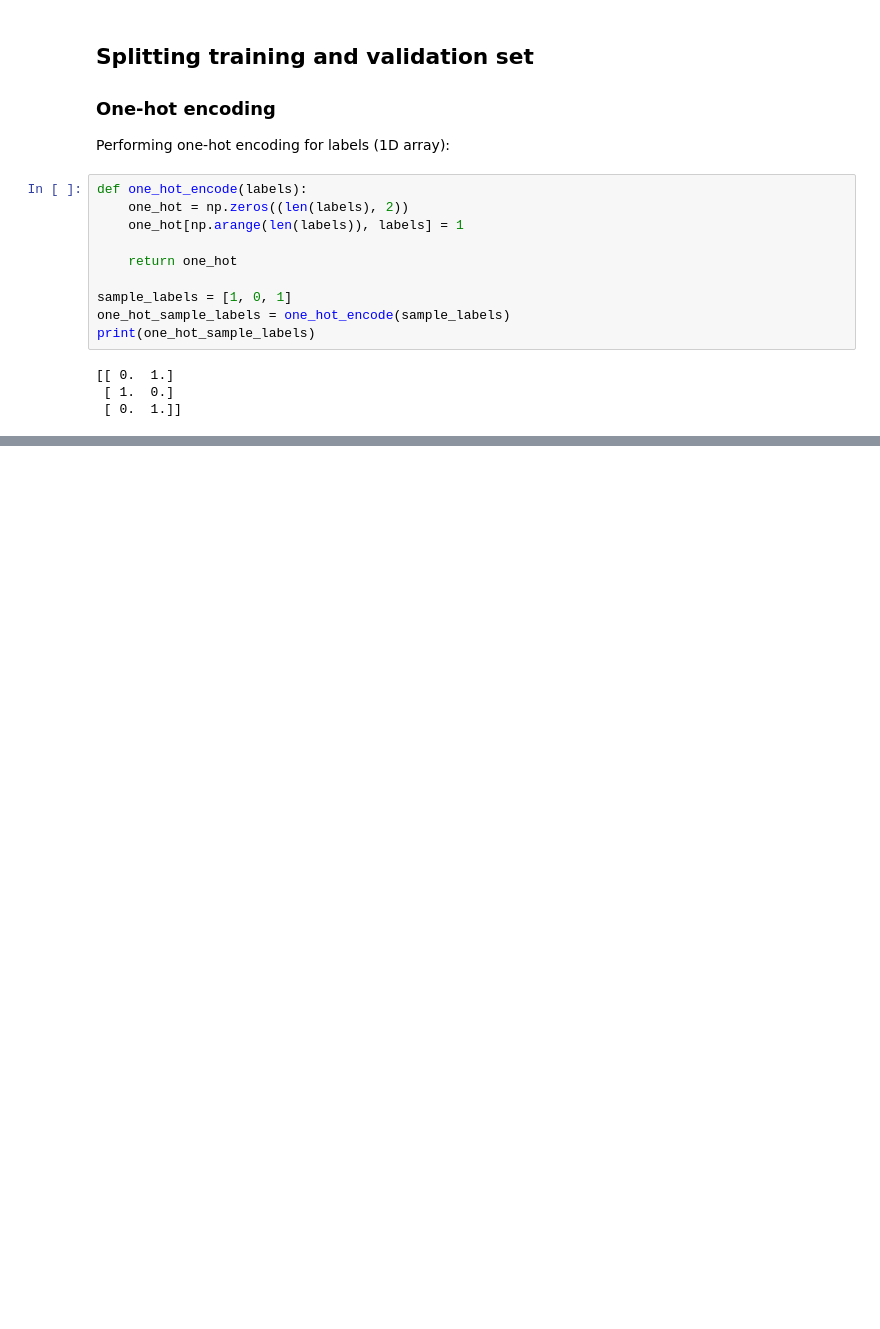
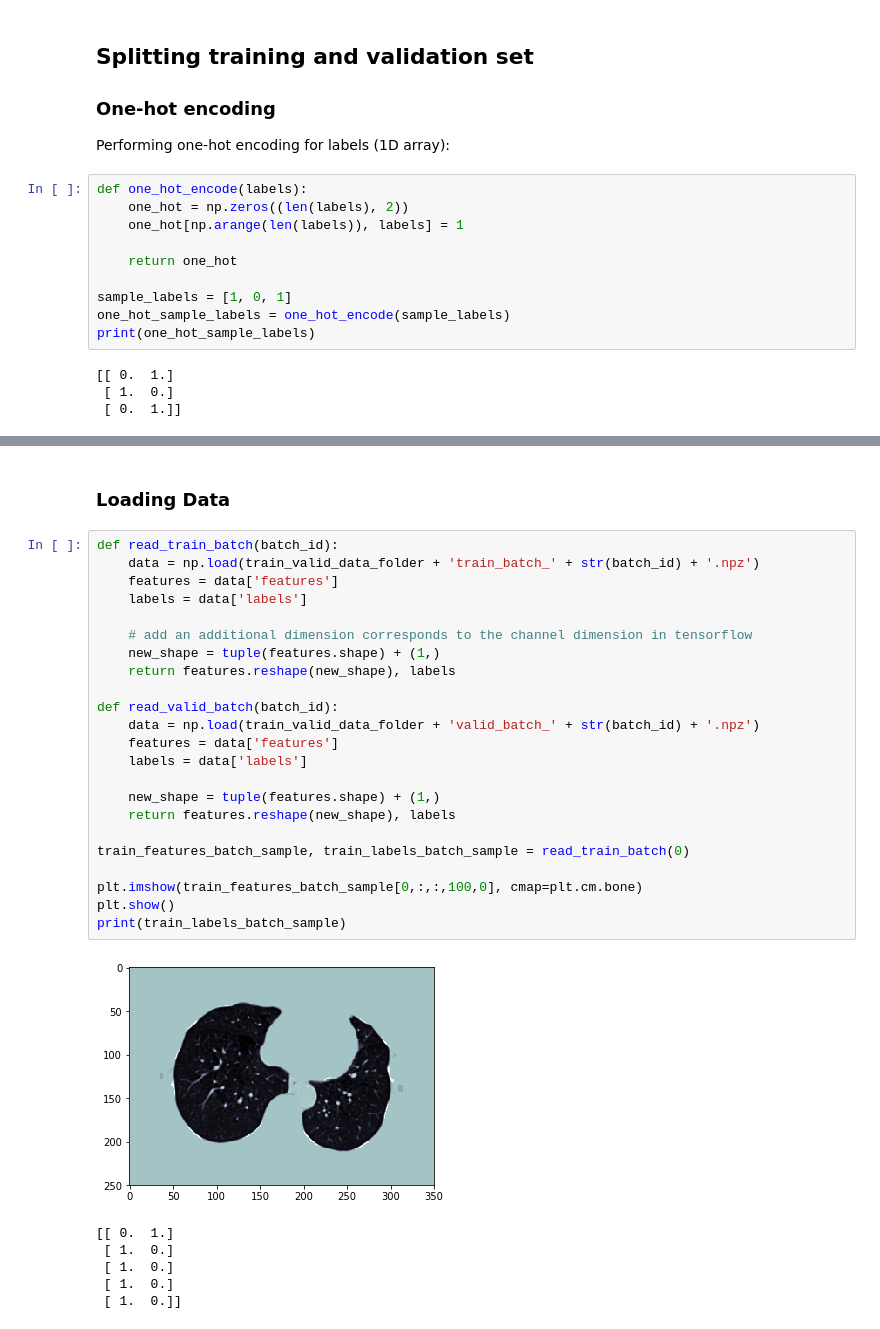
Before and after one commit to stevenliuyi/lung-cancer-detection, a Jupyter notebook: 3d_cnn.ipynb, the cells around one changed output, grey strips where cells are left out. Drawn from its saved outputs; the diff is of its cells as text; blank space fills up the shorter version.

```diff
--- a/3d_cnn.ipynb
+++ b/3d_cnn.ipynb
@@ -106,0 +113,32 @@ print('Number of train batches: {:d}, Number of validation batches: {:d}'.format
+# %% [markdown]
+### Loading Data
+# %%
+def read_train_batch(batch_id):
+    data = np.load(train_valid_data_folder + 'train_batch_' + str(batch_id) + '.npz')
+    features = data['features']
+    labels = data['labels']
+
+    # add an additional dimension corresponds to the channel dimension in tensorflow
+    new_shape = tuple(features.shape) + (1,)
+    return features.reshape(new_shape), labels
+
+def read_valid_batch(batch_id):
+    data = np.load(train_valid_data_folder + 'valid_batch_' + str(batch_id) + '.npz')
+    features = data['features']
+    labels = data['labels']
+
+    new_shape = tuple(features.shape) + (1,)
+    return features.reshape(new_shape), labels
+
+train_features_batch_sample, train_labels_batch_sample = read_train_batch(0)
+
+plt.imshow(train_features_batch_sample[0,:,:,100,0], cmap=plt.cm.bone)
+plt.show()
+print(train_labels_batch_sample)
+# %% [output]
+[figure, added]
+[[ 0.  1.]
+ [ 1.  0.]
+ [ 1.  0.]
+ [ 1.  0.]
+ [ 1.  0.]]
```
Also changed, not shown: parts of 22 cells of this notebook.
